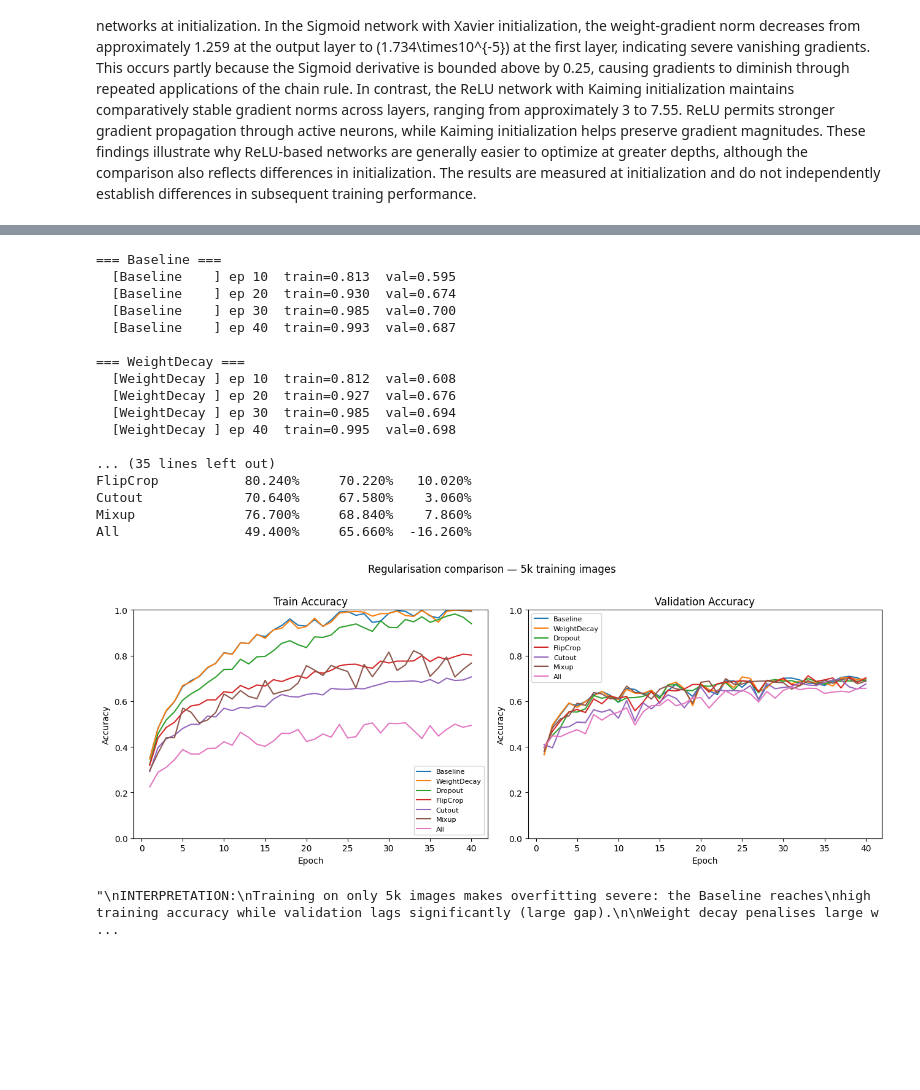
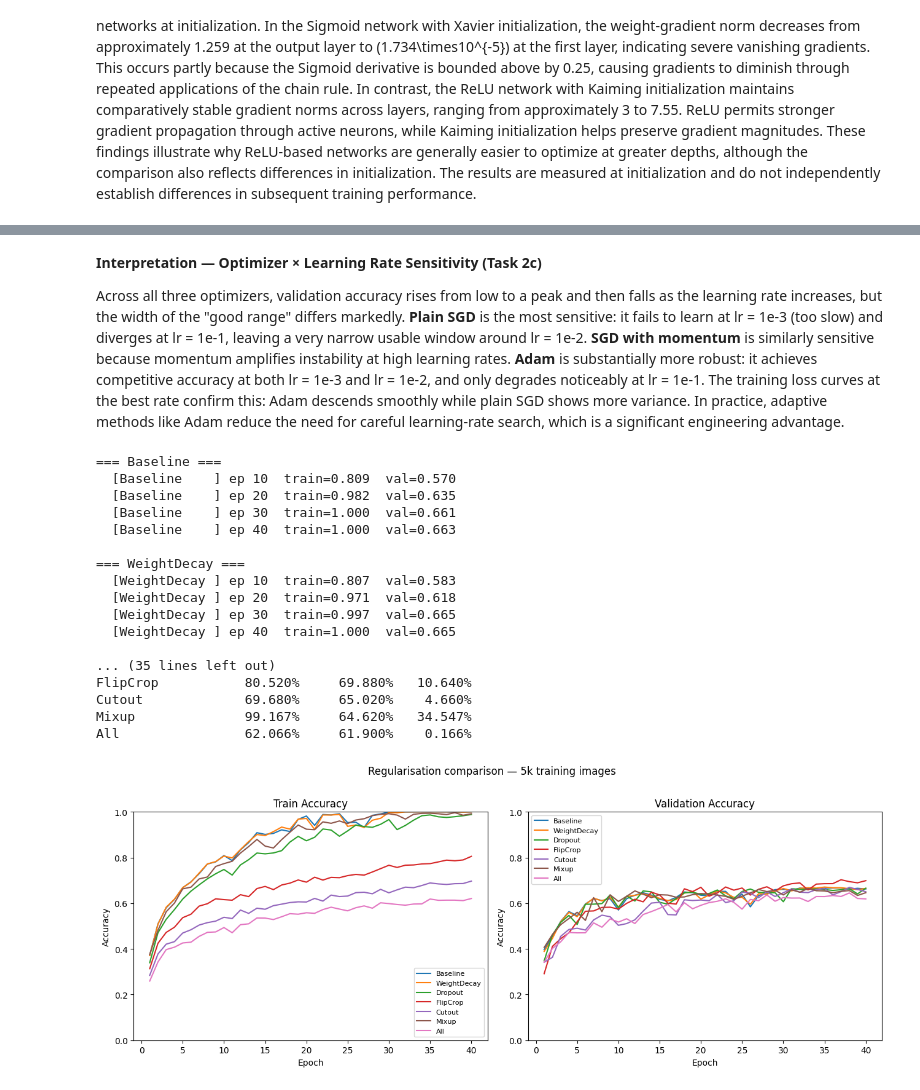
Before and after one commit to Dulavinya/EN4554_Assignment_2, a Jupyter notebook: 220380J_a02.ipynb, the cells around one changed output, grey strips where cells are left out. Saved outputs shown, nothing was run; the diff lists cells and outputs as text; code cells hidden in the pictures; blank space fills up the shorter version.

```diff
--- a/220380J_a02.ipynb
+++ b/220380J_a02.ipynb
@@ -969,9 +940,13 @@ Adam          1e-01     44.580%
+# %% [markdown]
+**Interpretation — Optimizer × Learning Rate Sensitivity (Task 2c)**
+
+Across all three optimizers, validation accuracy rises from low to a peak and then falls as the learning rate increases, but the width of the "good range" differs markedly. **Plain SGD** is the most sensitive: it fails to learn at lr = 1e-3 (too slow) and diverges at lr = 1e-1, leaving a very narrow usable window around lr = 1e-2. **SGD with momentum** is similarly sensitive because momentum amplifies instability at high learning rates. **Adam** is substantially more robust: it achieves competitive accuracy at both lr = 1e-3 and lr = 1e-2, and only degrades noticeably at lr = 1e-1. The training loss curves at the best rate confirm this: Adam descends smoothly while plain SGD shows more variance. In practice, adaptive methods like Adam reduce the need for careful learning-rate search, which is a significant engineering advantage.
 # %%
 # CELL 3a: Regularization Comparison (5k training images)
 
 
 # 5k subset indices (defined here so the cell is self-contained)
-small_indices = list(range(5000))   # first 5k of the 45k training split
+small_indices = train_indices[:5000]  # first 5k of the fixed 45k train split
 
 #  Cutout
 class Cutout:
@@ -1024,27 +999,30 @@ class SmallCNN_Reg(nn.Module):
         return self.classifier(self.features(x))
 
 #  DataLoader builder
-def build_loader_5k(extra_transforms):
+def build_loader_5k(pil_transforms, tensor_transforms=None):
+    """PIL-order: spatial augments on PIL image → ToTensor → Normalize → tensor augments."""
     t = transforms.Compose([
+        *pil_transforms,               # RandomCrop, RandomFlip — on PIL image
         transforms.ToTensor(),
         transforms.Normalize(MEAN, STD),
-        *extra_transforms,
+        *(tensor_transforms or []),    # Cutout — on normalised tensor
     ])
     ds = datasets.CIFAR10('./data', train=True, transform=t)
-    return DataLoader(Subset(ds, small_indices),      # small_indices defined above
+    return DataLoader(Subset(ds, small_indices),
                       batch_size=128, shuffle=True,
                       num_workers=2, pin_memory=True)
 
 # Main training function
 def train_reg(config, epochs=40):
-    extra = []
+    pil_t    = []   # applied on PIL image before ToTensor
+    tensor_t = []   # applied on normalised tensor
     if config.get('flip_crop'):
-        extra += [transforms.RandomHorizontalFlip(),
+        pil_t += [transforms.RandomHorizontalFlip(),
                   transforms.RandomCrop(32, padding=4)]
     if config.get('cutout'):
-        extra.append(Cutout(size=16))
+        tensor_t.append(Cutout(size=16))
 
-    loader    = build_loader_5k(extra)
+    loader    = build_loader_5k(pil_t, tensor_t)
     dropout_p = 0.4 if config.get('dropout') else 0.0
 
     torch.manual_seed(SEED)
@@ -1061,7 +1039,8 @@ def train_reg(config, epochs=40):
         for x, y in loader:
             x, y = x.to(DEVICE), y.to(DEVICE)
 
-            if config.get('mixup') and np.random.rand() > 0.5:
+            use_mix = config.get('mixup') and np.random.rand() > 0.5
+            if use_mix:
                 x_m, y_m = mixup_batch(x, y, alpha=1.0)
                 logits    = model(x_m)
                 loss      = soft_cross_entropy(logits, y_m)
@@ -1073,10 +1052,12 @@ def train_reg(config, epochs=40):
             loss.backward()
             opt.step()
 
-            correct += (logits.argmax(1) == y).sum().item()
-            total   += y.size(0)
+            # Count accuracy only on non-mixup batches (mixed labels have no hard winner)
+            if not use_mix:
+                correct += (logits.argmax(1) == y).sum().item()
+                total   += y.size(0)
 
-        history['train_acc'].append(correct / total)
+        history['train_acc'].append(correct / total if total > 0 else 0.0)
         history['val_acc'].append(accuracy(model, val_loader))
 
         if (epoch + 1) % 10 == 0:
@@ -1107,44 +1088,43 @@ for name, cfg in configs.items():
 
 # Summary table
 print(f"\n{'Config':14s}  {'Train Acc':>10}  {'Val Acc':>10}  {'Gap':>8}")
 print("-" * 48)
 for name, hist in all_hist.items():
     tr = hist['train_acc'][-1]
     va = hist['val_acc'][-1]
     print(f"{name:14s}  {tr:>10.3%}  {va:>10.3%}  {tr - va:>8.3%}")
 
 # Plots
 fig, axes = plt.subplots(1, 2, figsize=(13, 5))
 epochs_range = range(1, 41)
 
 for name, hist in all_hist.items():
     axes[0].plot(epochs_range, hist['train_acc'], label=name)
     axes[1].plot(epochs_range, hist['val_acc'],   label=name)
 
 for ax, title in zip(axes, ['Train Accuracy', 'Validation Accuracy']):
     ax.set_xlabel('Epoch'); ax.set_ylabel('Accuracy')
     ax.set_title(title);   ax.legend(fontsize=8); ax.set_ylim(0, 1)
 
 plt.suptitle('Regularisation comparison — 5k training images', y=1.01)
 plt.tight_layout()
 plt.show()
 # %% [output]
 === Baseline ===
-  [Baseline    ] ep 10  train=0.813  val=0.595
-  [Baseline    ] ep 20  train=0.930  val=0.674
-  [Baseline    ] ep 30  train=0.985  val=0.700
-  [Baseline    ] ep 40  train=0.993  val=0.687
+  [Baseline    ] ep 10  train=0.809  val=0.570
+  [Baseline    ] ep 20  train=0.982  val=0.635
+  [Baseline    ] ep 30  train=1.000  val=0.661
+  [Baseline    ] ep 40  train=1.000  val=0.663
 
 === WeightDecay ===
-  [WeightDecay ] ep 10  train=0.812  val=0.608
-  [WeightDecay ] ep 20  train=0.927  val=0.676
-  [WeightDecay ] ep 30  train=0.985  val=0.694
-  [WeightDecay ] ep 40  train=0.995  val=0.698
+  [WeightDecay ] ep 10  train=0.807  val=0.583
+  [WeightDecay ] ep 20  train=0.971  val=0.618
+  [WeightDecay ] ep 30  train=0.997  val=0.665
+  [WeightDecay ] ep 40  train=1.000  val=0.665
 
 ... (35 lines left out)
-FlipCrop           80.240%     70.220%   10.020%
-Cutout             70.640%     67.580%    3.060%
-Mixup              76.700%     68.840%    7.860%
-All                49.400%     65.660%  -16.260%
+FlipCrop           80.520%     69.880%   10.640%
+Cutout             69.680%     65.020%    4.660%
+Mixup              99.167%     64.620%   34.547%
+All                62.066%     61.900%    0.166%
-[figure, old version]
+[figure, new version]
-"\nINTERPRETATION:\nTraining on only 5k images makes overfitting severe: the Baseline reaches\nhigh training accuracy while validation lags significantly (large gap).\n\nWeight decay penalises large w ...
```
Also changed, not shown: parts of 15 cells of this notebook.
